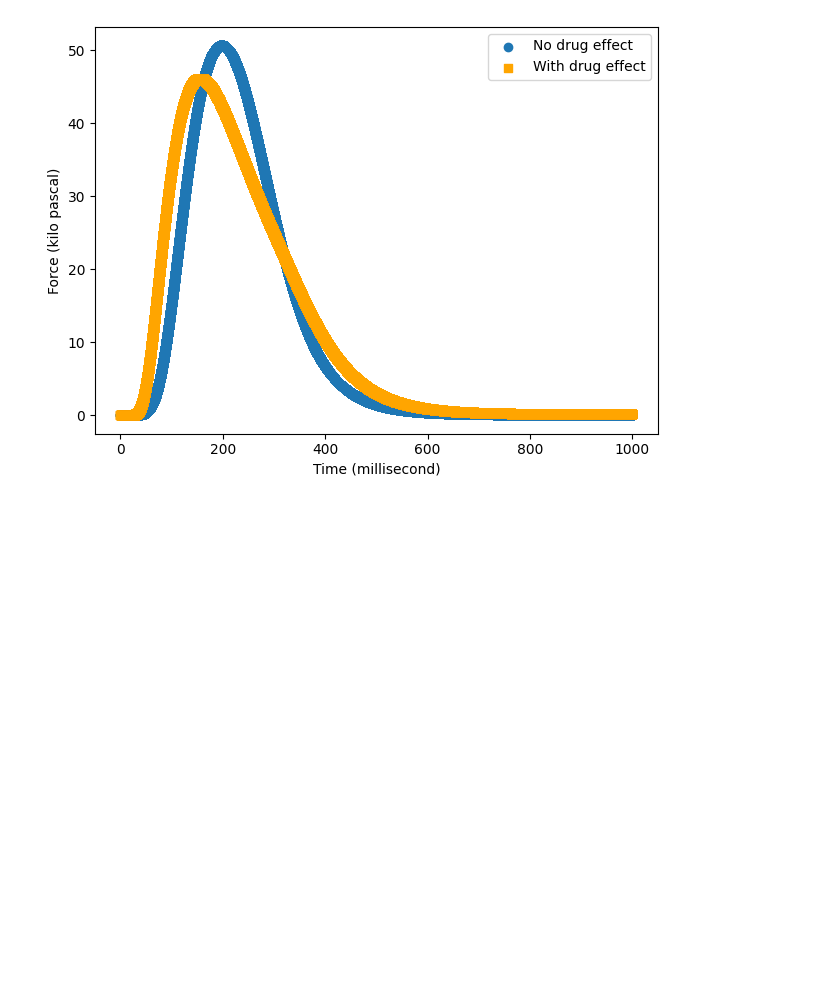
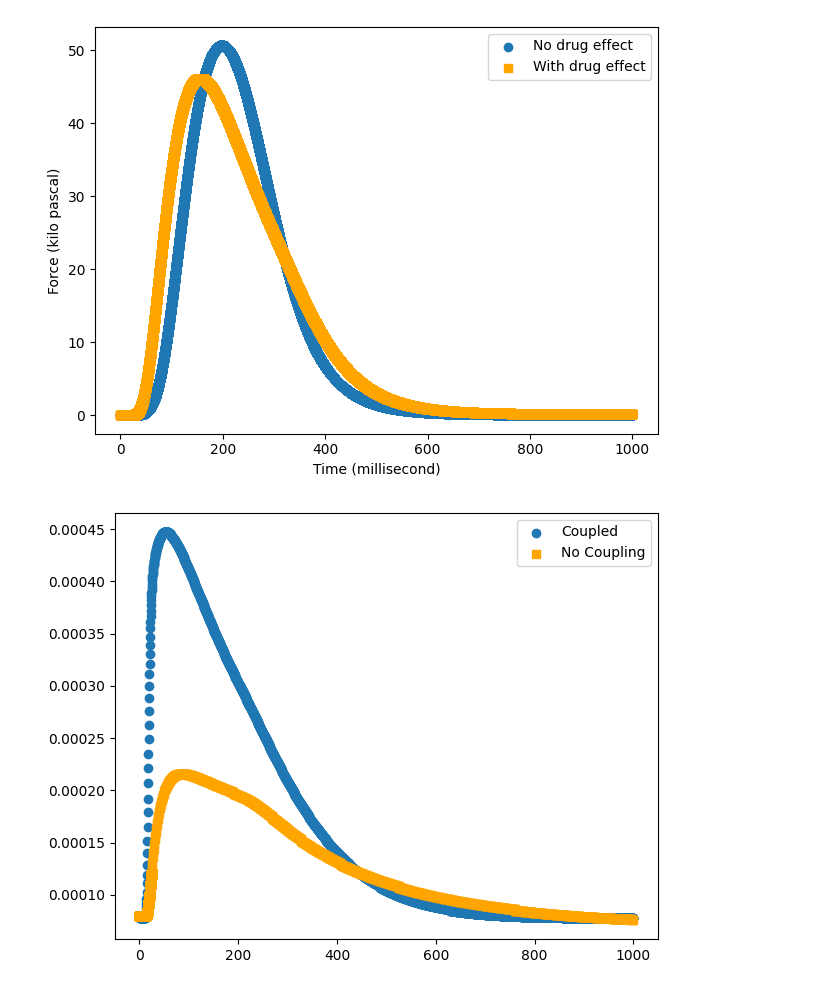
Before and after one commit to kit-cml/EC_Coupling, a Jupyter notebook: bin/plotting.ipynb, the cells around one changed output. Drawn from its saved outputs; the diff is of its cells as text; code cells hidden in the pictures; blank space fills up the shorter version.

Commit message:
add cai curve, disable dutta, investigate cai

```diff
--- a/bin/plotting.ipynb
+++ b/bin/plotting.ipynb
@@ -111,3 +111,31 @@ plt.tight_layout()
 plt.show()
 # %% [output]
 [figure]
+# %%
+#tension comparison
+import pandas as pd
+import matplotlib.pyplot as plt
+
+coupled = pd.read_csv("../result/chlorpromazine/0.00/0conc.csv")
+ord_only = pd.read_csv("no_contraction.csv")
+
+# Create a figure and subplots with shared x-axis
+plt.figure()
+
+# Create scatter plots on each subplot
+plt.scatter(coupled['Time']-99000, coupled['cai'], label='Coupled', marker='o')
+plt.scatter(ord_only['Time'], ord_only['Cai'], color='orange', label='No Coupling', marker='s')
+
+# Add labels and title (optional)
+# plt.ylabel('Force (kilo pascal)')
+# plt.xlabel('Time (millisecond)')
+
+
+# Add legend
+plt.legend()  # Legend is placed on the top subplot
+
+# Show the plot
+plt.tight_layout()
+plt.show()
+# %% [output]
+[figure, added]
```
Also changed, not shown: parts of 1 cell of this notebook, 6 other files.
